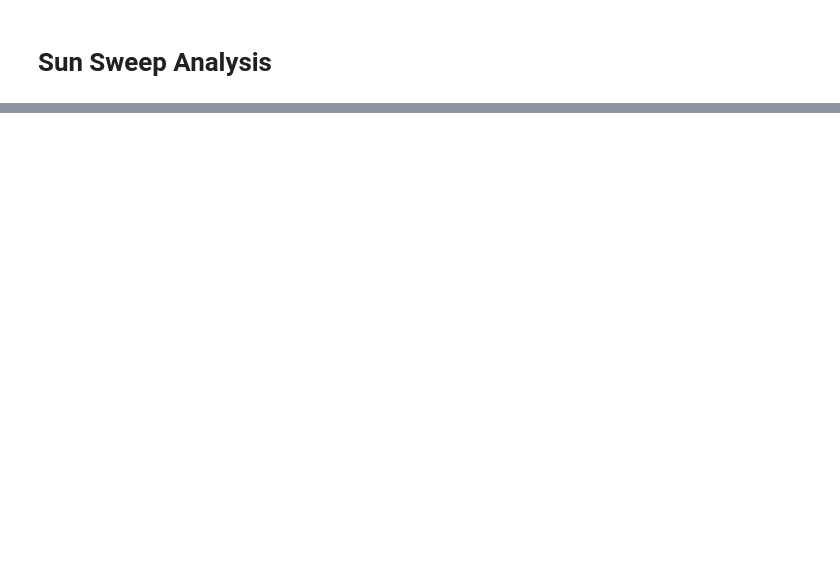
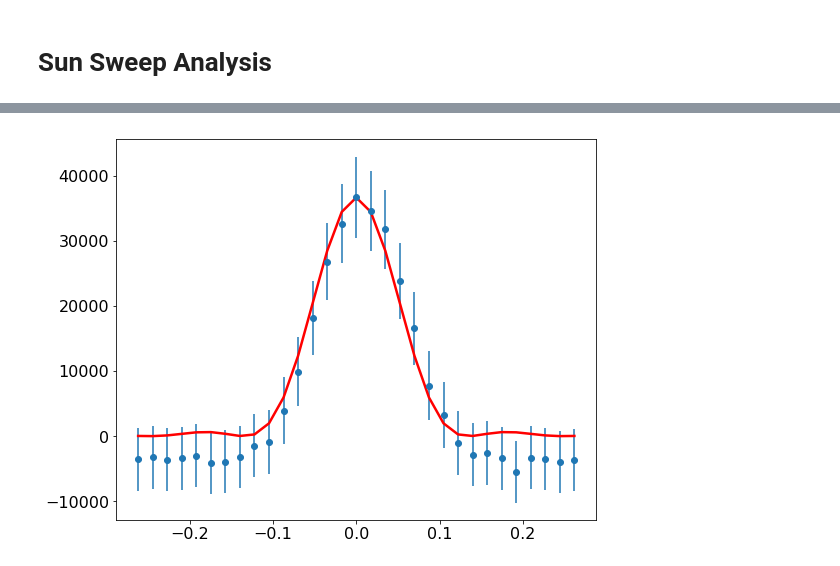
Before and after one commit to evantey14/jlab, a Jupyter notebook: 21cm.ipynb, the cells around one changed output, grey strips where cells are left out. Drawn from its saved outputs; the diff is of its cells as text; code cells hidden in the pictures; blank space fills up the shorter version.

```diff
--- a/21cm.ipynb
+++ b/21cm.ipynb
@@ -82,0 +93,7 @@ print(popt)
+# %%
+utils.init_plot()
+utils.plot_data(x, y, ey)
+utils.plot_model(x, circular_diffraction, popt, 'r', '')
+plt.show()
+# %% [output]
+[figure, added]
```
Also changed, not shown: parts of 3 cells of this notebook.
